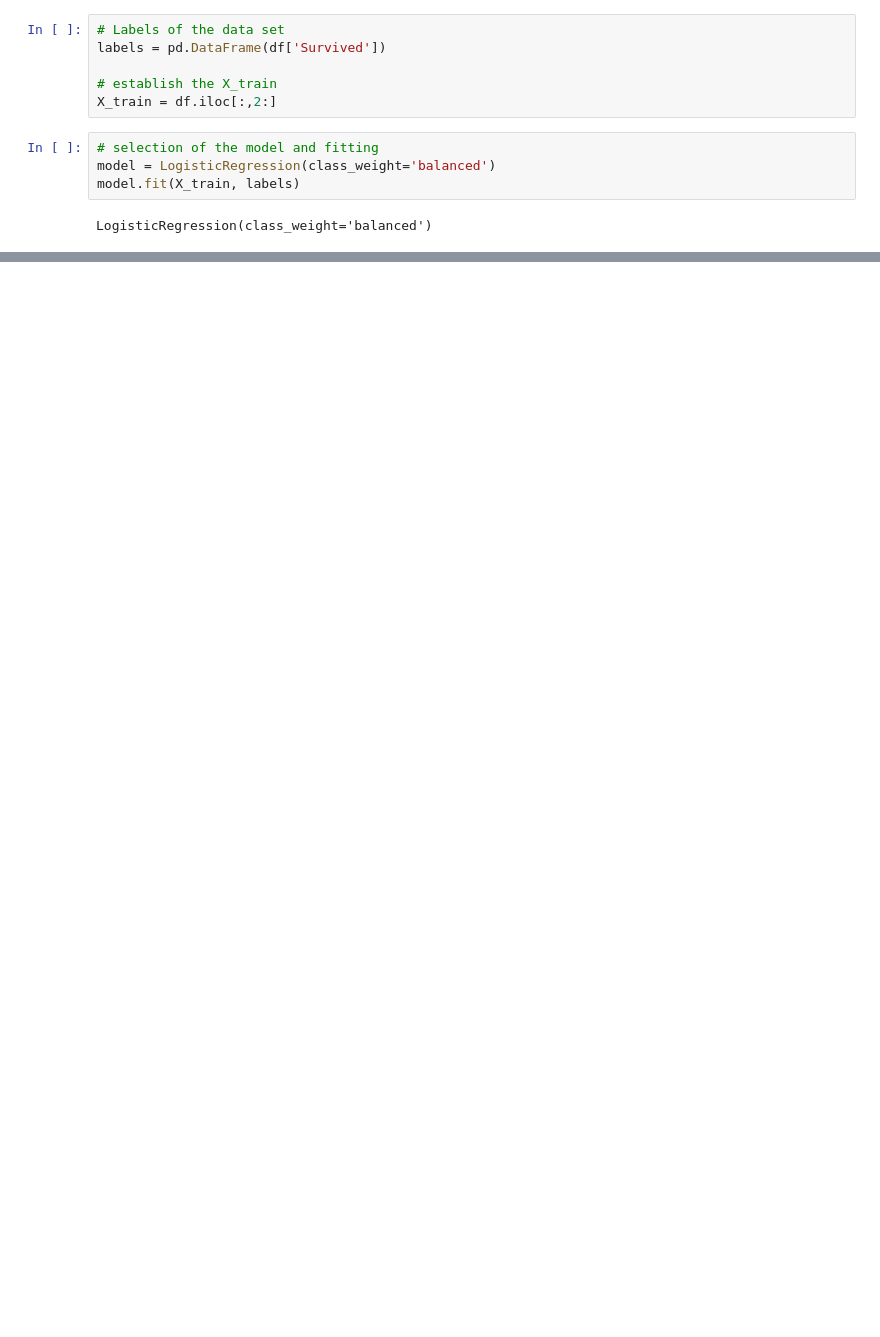
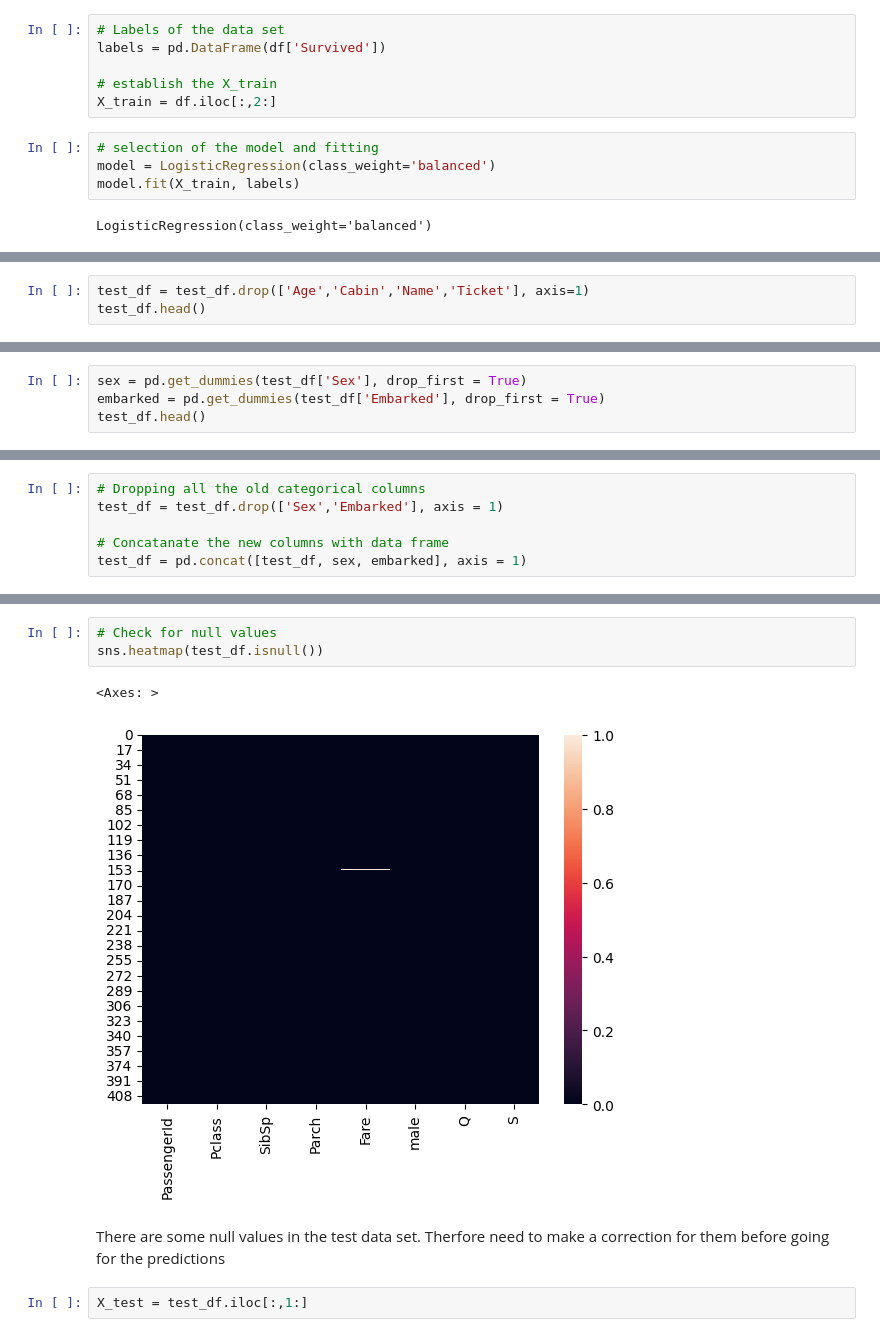
Before and after one commit to thisalmadu/ReDI, a Jupyter notebook: Logistic_regression.ipynb, the cells around one changed output, grey strips where cells are left out. Cells and saved outputs as stored; diff of their text form; blank space fills up the shorter version.

```diff
--- a/Logistic_regression.ipynb
+++ b/Logistic_regression.ipynb
@@ -101,0 +110,3 @@ LogisticRegression(class_weight='balanced')
+# %%
+test_df = test_df.drop(['Age','Cabin','Name','Ticket'], axis=1)
+test_df.head()
@@ -101,0 +120,4 @@ LogisticRegression(class_weight='balanced')
+# %%
+sex = pd.get_dummies(test_df['Sex'], drop_first = True)
+embarked = pd.get_dummies(test_df['Embarked'], drop_first = True)
+test_df.head()
@@ -101,0 +131,6 @@ LogisticRegression(class_weight='balanced')
+# %%
+# Dropping all the old categorical columns
+test_df = test_df.drop(['Sex','Embarked'], axis = 1)
+
+# Concatanate the new columns with data frame
+test_df = pd.concat([test_df, sex, embarked], axis = 1)
@@ -101,0 +146,10 @@ LogisticRegression(class_weight='balanced')
+# %%
+# Check for null values
+sns.heatmap(test_df.isnull())
+# %% [output]
+<Axes: >
+[figure, added]
+# %% [markdown]
+There are some null values in the test data set. Therfore need to make a correction for them before going for the predictions
+# %%
+X_test = test_df.iloc[:,1:]
```
Also changed, not shown: parts of 8 cells of this notebook.
